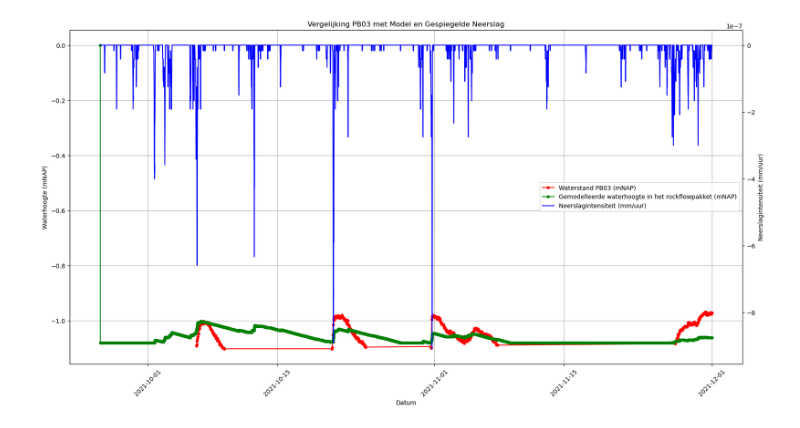
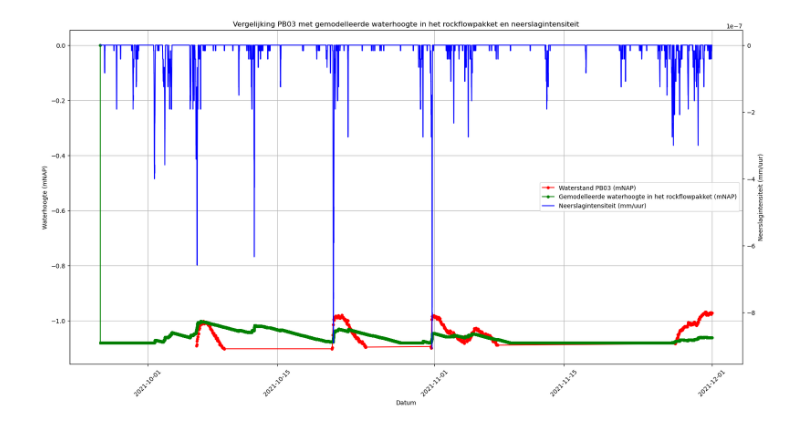
Before and after one commit to Dim277/Casus_waterbergende_weg, a Jupyter notebook: Basismodel.ipynb, the cells around one changed output. Cells and saved outputs as stored; diff of their text form; code cells hidden in the pictures.

```diff
--- a/Basismodel.ipynb
+++ b/Basismodel.ipynb
@@ -113,32 +113,32 @@ for i in range(1, len(t)):
 # Inlezen peilbuis 3 (PB03)
 df_PB03 = pd.read_csv('PB03_01122020_01122023.csv', skipinitialspace=True, header=0, sep=';')
 # Aanmaken van een datum kolom
 df_PB03['DateTime'] = pd.to_datetime(df_PB03['result_timestamp'], format='%d-%m-%Y %H:%M')
 # Selecteren van de rijen binnen het gewenste datum bereik
 df_filtered_pb03 = df_PB03[(df_PB03['DateTime'] >= start_datum) & (df_PB03['DateTime'] <= eind_datum)]
 
 # Aanmaken nieuwe grafiek
 fig, ax1 = plt.subplots(figsize=(20, 10))
 # Plotten van de DateTime tegenover het water_level voor PB03 op de eerste y-as
 ax1.plot(df_filtered_pb03["DateTime"], df_filtered_pb03["water_level"], label="Waterstand PB03 (mNAP)", color='red', marker='o', markersize=4, linestyle='-')
 ax1.set_xlabel('Datum')
 ax1.set_ylabel('Waterhoogte (mNAP)')
 plt.grid(True)
 plt.xticks(rotation=45)
 # Aanmaken tweede y-as voor neerslagintensiteit (omgezet naar mm)
 ax2 = ax1.twinx()
 neerslag_mm = -df_filtered["neerslagintensiteit (mm/uur)"].iloc[::-1] / 1000  # Omzetten naar mm en spiegelen
 neerslag_spiegelen = df_filtered["DateTime"].iloc[::-1]  # Spiegelen van de tijd
 ax2.plot(neerslag_spiegelen, neerslag_mm, label="Neerslagintensiteit (mm/uur)", linestyle='-', color='blue')
 ax2.set_ylabel('Neerslagintensiteit (mm/uur)')
 # Plotten van de gemodelleerde waterhoogte in het rockflowpakket (mNAP)
 ax1.plot(df_filtered['DateTime'], H_RF, label='Gemodelleerde waterhoogte in het rockflowpakket (mNAP)', marker='o', markersize=4, linestyle='-', color='green')
 # Samenvoegen van legendas
 lines, labels = ax1.get_legend_handles_labels()
 lines2, labels2 = ax2.get_legend_handles_labels()
 ax2.legend(lines + lines2, labels + labels2, loc='center right')
 # Titel aan grafiek toevoegen
-plt.title('Vergelijking PB03 met Model en Gespiegelde Neerslag')
+plt.title('Vergelijking PB03 met gemodelleerde waterhoogte in het rockflowpakket en neerslagintensiteit')
 plt.show()
 # %% [output]
-[figure, old version]
+[figure, new version]
```
